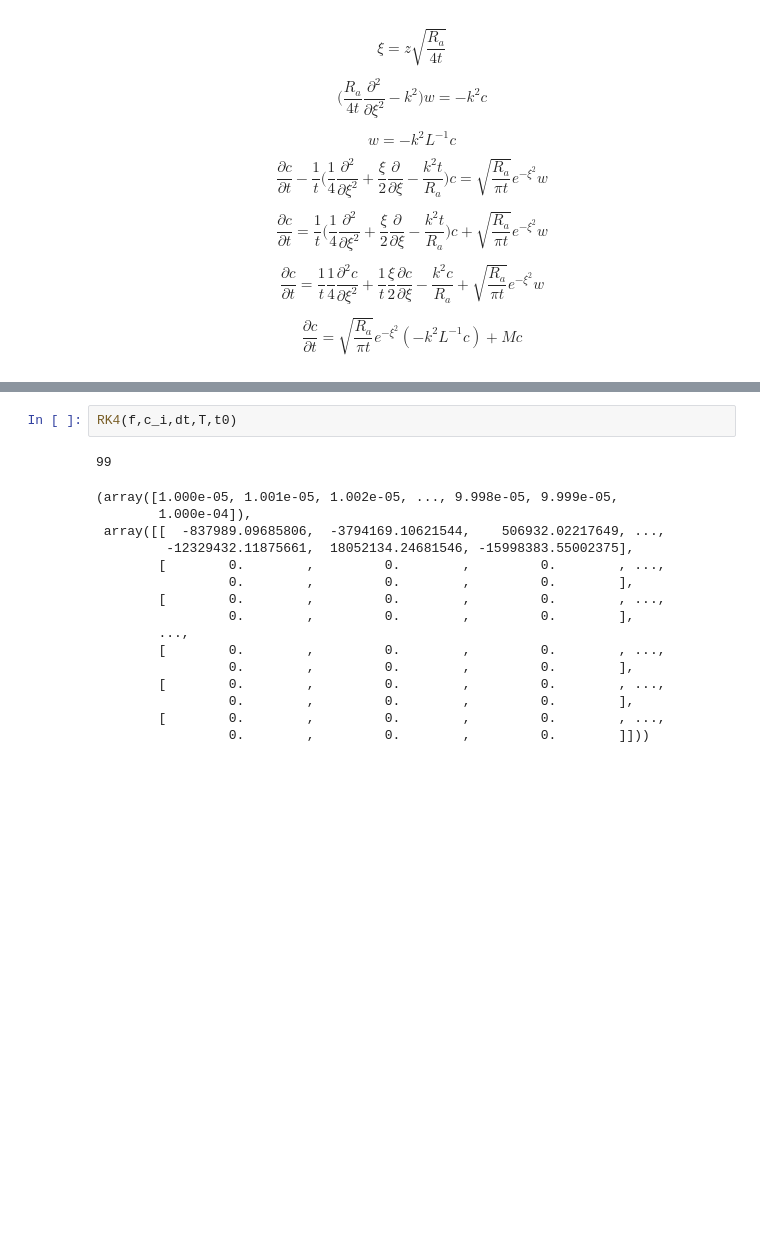
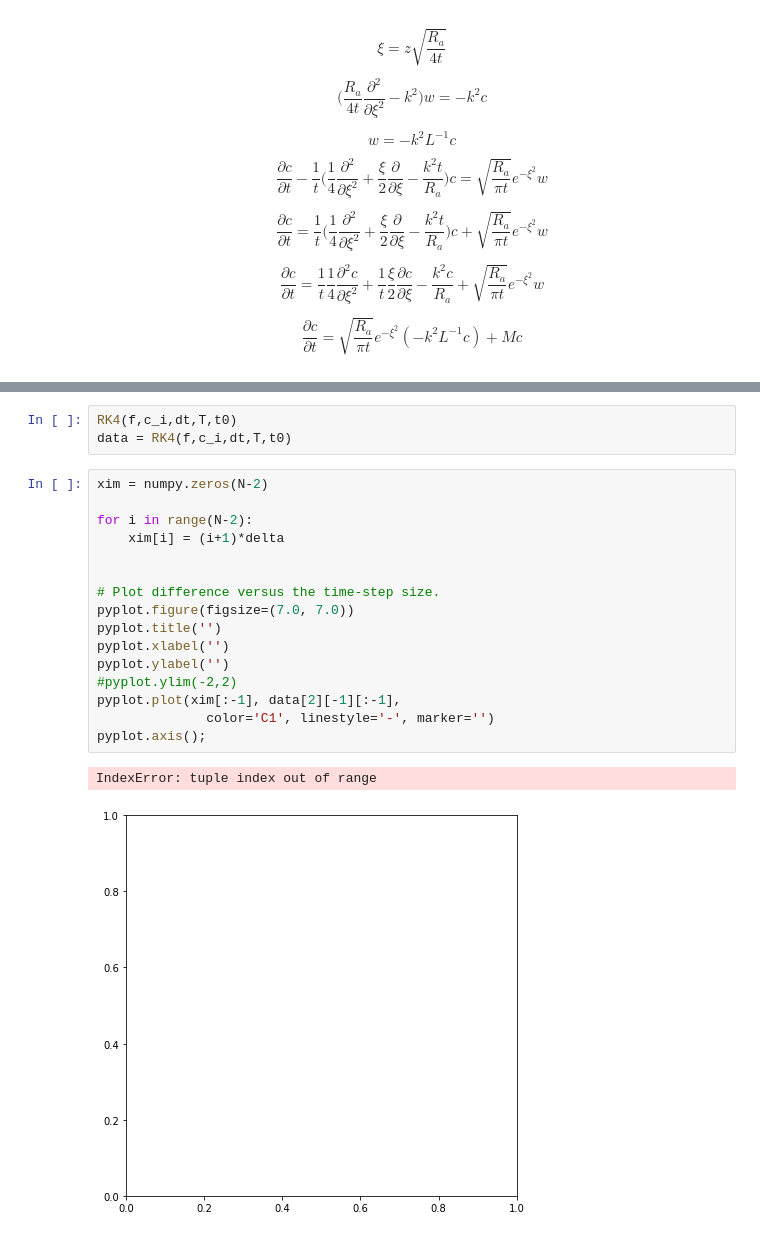
Before and after one commit to luciouw/first_repo-1, a Jupyter notebook: Advection-diffusion_en_milieu_poreux.ipynb, the cells around one changed output, grey strips where cells are left out. Saved outputs shown, nothing was run; the diff lists cells and outputs as text; blank space fills up the shorter version.

Commit message:
Plot quasi

```diff
--- a/Advection-diffusion_en_milieu_poreux.ipynb
+++ b/Advection-diffusion_en_milieu_poreux.ipynb
@@ -729,20 +731,23 @@ def RK4(f,c_i,dt,T,t0):
     return(tv,cv)
 # %%
 RK4(f,c_i,dt,T,t0)
+data = RK4(f,c_i,dt,T,t0)
-# %% [output]
-99
-(array([1.000e-05, 1.001e-05, 1.002e-05, ..., 9.998e-05, 9.999e-05,
-        1.000e-04]),
- array([[  -837989.09685806,  -3794169.10621544,    506932.02217649, ...,
-         -12329432.11875661,  18052134.24681546, -15998383.55002375],
-        [        0.        ,         0.        ,         0.        , ...,
-                 0.        ,         0.        ,         0.        ],
-        [        0.        ,         0.        ,         0.        , ...,
-                 0.        ,         0.        ,         0.        ],
-        ...,
-        [        0.        ,         0.        ,         0.        , ...,
-                 0.        ,         0.        ,         0.        ],
-        [        0.        ,         0.        ,         0.        , ...,
-                 0.        ,         0.        ,         0.        ],
-        [        0.        ,         0.        ,         0.        , ...,
-                 0.        ,         0.        ,         0.        ]]))
+# %%
+xim = numpy.zeros(N-2)
+
+for i in range(N-2):
+    xim[i] = (i+1)*delta
+
+
+# Plot difference versus the time-step size.
+pyplot.figure(figsize=(7.0, 7.0))
+pyplot.title('')
+pyplot.xlabel('')
+pyplot.ylabel('')
+#pyplot.ylim(-2,2)
+pyplot.plot(xim[:-1], data[2][-1][:-1],
+              color='C1', linestyle='-', marker='')
+pyplot.axis();
+# %% [output]
+IndexError: tuple index out of range
+[figure, added]
```
Also changed, not shown: parts of 11 cells of this notebook.
